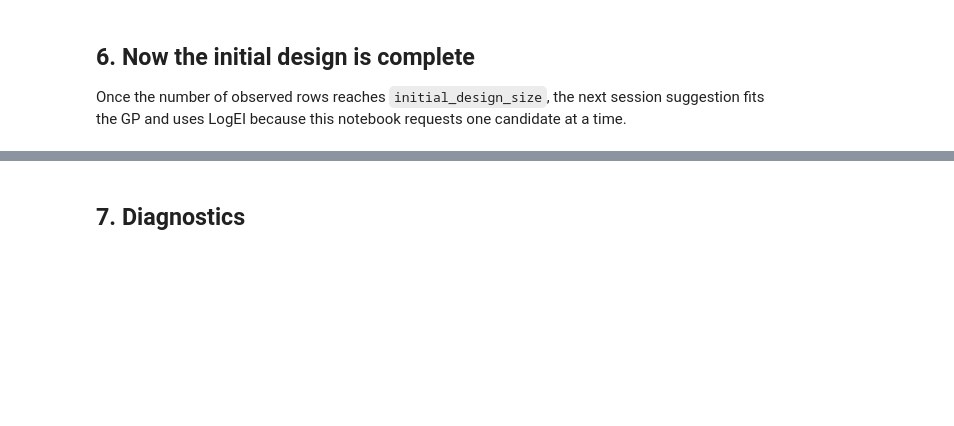
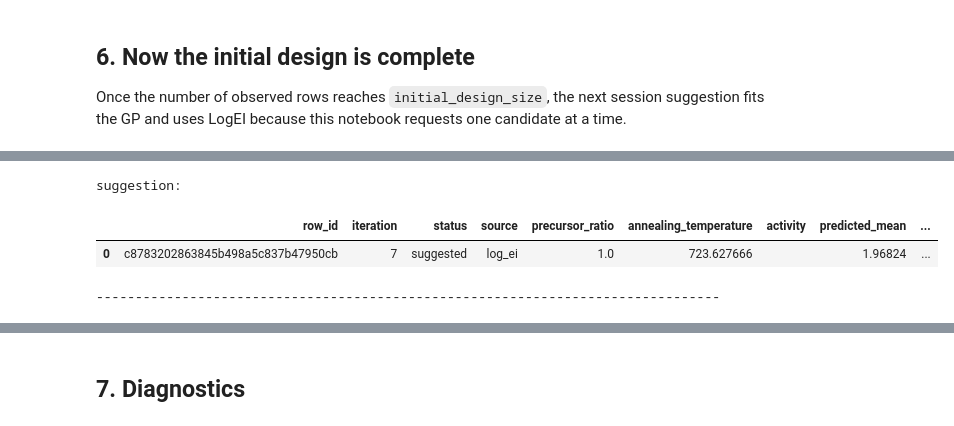
Before and after one commit to angzeli/bo-forge, a Jupyter notebook: notebooks/01_maximisation_logei_campaign.ipynb, the cells around one changed output, grey strips where cells are left out. Cells and saved outputs as stored; diff of their text form; code cells hidden in the pictures; blank space fills up the shorter version.

```diff
--- a/notebooks/01_maximisation_logei_campaign.ipynb
+++ b/notebooks/01_maximisation_logei_campaign.ipynb
@@ -136,6 +222,13 @@ len(campaign.observed_data()), campaign.config.bo.initial_design_size
 # %%
 suggestion = request_one_candidate()
-suggestion
+print("suggestion:")
+display(suggestion)
+print("--"*40)
+# %% [output]
+suggestion:
+|  | row_id | iteration | status | source | precursor_ratio | annealing_temperature | activity | predicted_mean | ... |
+| 0 | c8783202863845b498a5c837b47950cb | 7 | suggested | log_ei | 1.0 | 723.627666 |  | 1.96824 | ... |
+--------------------------------------------------------------------------------
 # %%
 result = enter_simulated_result(suggestion)
 df = current_log()
```
Also changed, not shown: parts of 15 cells of this notebook, 9 other files.
